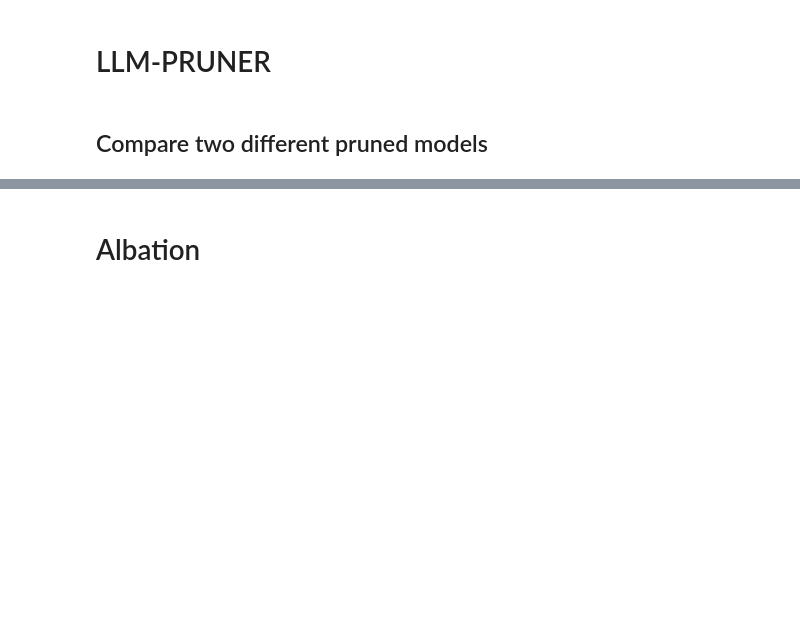
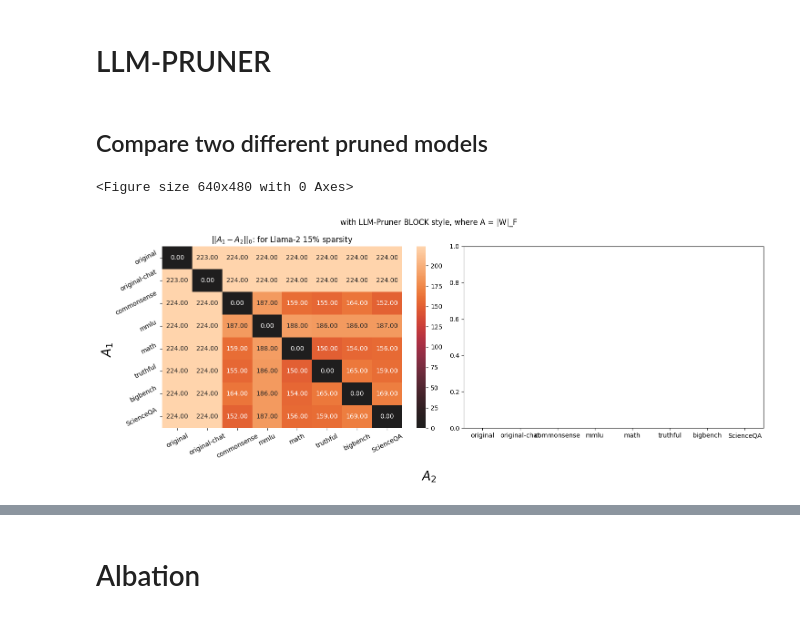
Before and after one commit to KBhandari11/LLMNeuron, a Jupyter notebook: getCommonDistribution.ipynb, the cells around one changed output, grey strips where cells are left out. Cells and saved outputs as stored; diff of their text form; code cells hidden in the pictures; blank space fills up the shorter version.

```diff
--- a/getCommonDistribution.ipynb
+++ b/getCommonDistribution.ipynb
@@ -60,19 +74,19 @@ new_distribution = take_average(new_distribution)
 # %% [markdown]
 # WANDA
 # %%
-#"original","original-chat","commonsense_qa","cais/mmlu","math_qa","EleutherAI/truthful_qa_mc","tasksource/bigbench","derek-thomas/ScienceQA"
+#"original","original-chat","commonsense_qa","tasksource/mmlu","math_qa","EleutherAI/truthful_qa_mc","tasksource/bigbench","derek-thomas/ScienceQA"
 module = "|W|_F"
-original = new_distribution[module]["original"]
-original_chat = new_distribution[module]["original-chat"]
+original = all_distribution[module]["original"]
+original_chat = all_distribution[module]["original-chat"]
 sub_layer = ["attn.q", "attn.k", "attn.v", "attn.o","gate","mlp.up", "mlp.down"]
-for dataset in ["commonsense_qa","cais/mmlu","math_qa","derek-thomas/ScienceQA" ]:
+for dataset in ["commonsense_qa","tasksource/mmlu","math_qa","derek-thomas/ScienceQA" ]:
     dataset_name = dataset.split('/')[-1]
     figure, axis = plt.subplots(ncols=4,figsize=(15, 6),layout="tight")
     for idx,ratio in enumerate(["5","5-chat","15","15-chat"]):
-        if not(dataset_name in (new_distribution[module]["Wanda"][ratio].keys())):
+        if not(dataset_name in (all_distribution[module]["Wanda"][ratio].keys())):
             continue
         if ratio.split("-")[-1] == "chat":
-            difference = np.subtract(original_chat,new_distribution[module]["Wanda"][ratio][dataset_name])
+            difference = np.subtract(original_chat,all_distribution[module]["Wanda"][ratio][dataset_name])
         else:
             difference = np.subtract(original,new_distribution[module]["Wanda"][ratio][dataset_name])
         #cbar_kws = { 'ticks' : [0, 2] },cbar_kws = cbar_kws
@@ -142,48 +158,53 @@ for dataset_combine in dataset_both:
 # %% [markdown]
 ## Compare two different pruned models
 # %%
-module = "|W|_0"
+module = "|W|_F"
 style = "block"
 sparsity_model = {"5":["5","5-chat"],"15":["15","15-chat"],"25":["25","25-chat"]}
+sparsity_model = {"15":["15"]}
 plt.clf()
-original = new_distribution[module]["original"]
-original_chat = new_distribution[module]["original-chat"]
-llm_pruner =  new_distribution[module]["LLM_Pruner"]
+original = all_distribution[module]["original"]
+original_chat = all_distribution[module]["original-chat"]
+#llm_pruner =  all_distribution[module]["LLM_Pruner"]
+llm_pruner =  new_distribution[module]
 for sparsity in sparsity_model:
     sub_layer = ["attn.q", "attn.k", "attn.v", "attn.o","gate","mlp.up", "mlp.down"]
-    for style in llm_pruner:
+    for style in ["block"]:
         figure, axis = plt.subplots(ncols=2,figsize=(15, 6),layout="tight", sharex=True)
         for  idx, ratio in enumerate(sparsity_model[sparsity]):
             data = []
-            #dataset = ["original","original-chat","commonsense_qa","cais/mmlu","math_qa","EleutherAI/truthful_qa_mc","tasksource/bigbench","derek-thomas/ScienceQA"]
-            dataset = ["original","original-chat","commonsense_qa","cais/mmlu","math_qa","EleutherAI/truthful_qa_mc","tasksource/bigbench","derek-thomas/ScienceQA"]
+            #dataset = ["original","original-chat","commonsense_qa","tasksource/mmlu","math_qa","EleutherAI/truthful_qa_mc","tasksource/bigbench","derek-thomas/ScienceQA"]
+            dataset = ["original","original-chat","commonsense_qa","tasksource/mmlu","math_qa","EleutherAI/truthful_qa_mc","tasksource/bigbench","derek-thomas/ScienceQA"]
             for dataset_name in dataset:
                 dataset_name = dataset_name.split('/')[-1]
                 if dataset_name == "original" or dataset_name == "original-chat":
-                    data.append((dataset_name,np.array(new_distribution[module][dataset_name])))
+                    data.append((dataset_name,np.array(all_distribution[module][dataset_name])))
                 else:
                     data.append((strip(dataset_name),np.array(llm_pruner[style][ratio][dataset_name])))
 
 
             #permutation = list(itertools.permutations(data, 2))
             difference = []
             label = []
             for (d1,arr1) in data:
                 values = []
                 for (d2,arr2) in data:
                     M = l_0_norm(np.subtract(arr1,arr2)) #np.linalg.norm(np.subtract(arr1,arr2),2) #
                     values.append(M)
                 label.append(d1)
                 difference.append(values)
             axis[idx].set_title(r"$||A_1 - A_2||_0$"+f": for Llama-2 {ratio}% sparsity ")
             g = sns.heatmap(np.array(difference),  annot=True, fmt=".2f",center=1,cmap=sns.color_palette("icefire", as_cmap=True),ax=axis[idx],xticklabels=label,yticklabels=label)
             g.set_yticklabels(g.get_yticklabels(), rotation = 27)
             g.set_xticklabels(g.get_xticklabels(), rotation = 27)
         figure.supylabel(r"$A_1$", fontsize=20)
         figure.supxlabel(r"$A_2$", fontsize=20)
         figure.suptitle(f"with LLM-Pruner {style.upper()} style, where A = {module}")
         plt.savefig(f"result/distribution/llm_pruner_{style}_{sparsity}_compare.png")
         plt.show()
+# %% [output]
+<Figure size 640x480 with 0 Axes>
+[figure, added]
 # %%
 module = "|W|_0"
 original = all_distribution[module]["original"]
```
Also changed, not shown: parts of 12 cells of this notebook, 22 other files.
